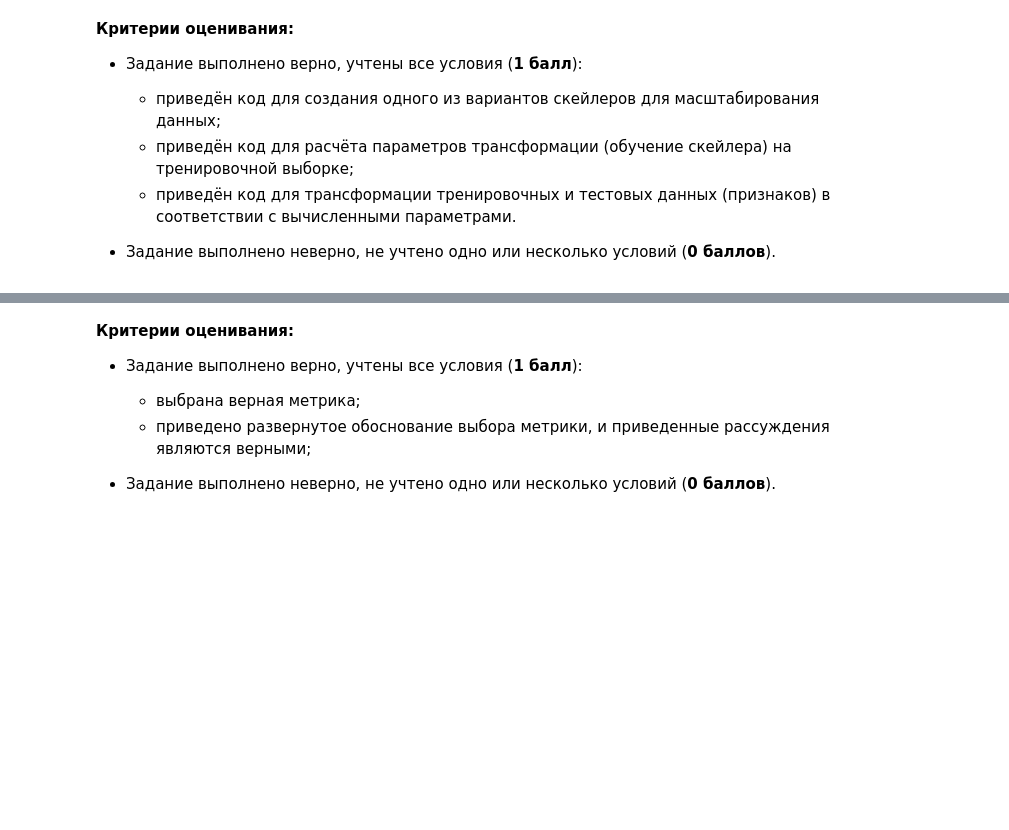
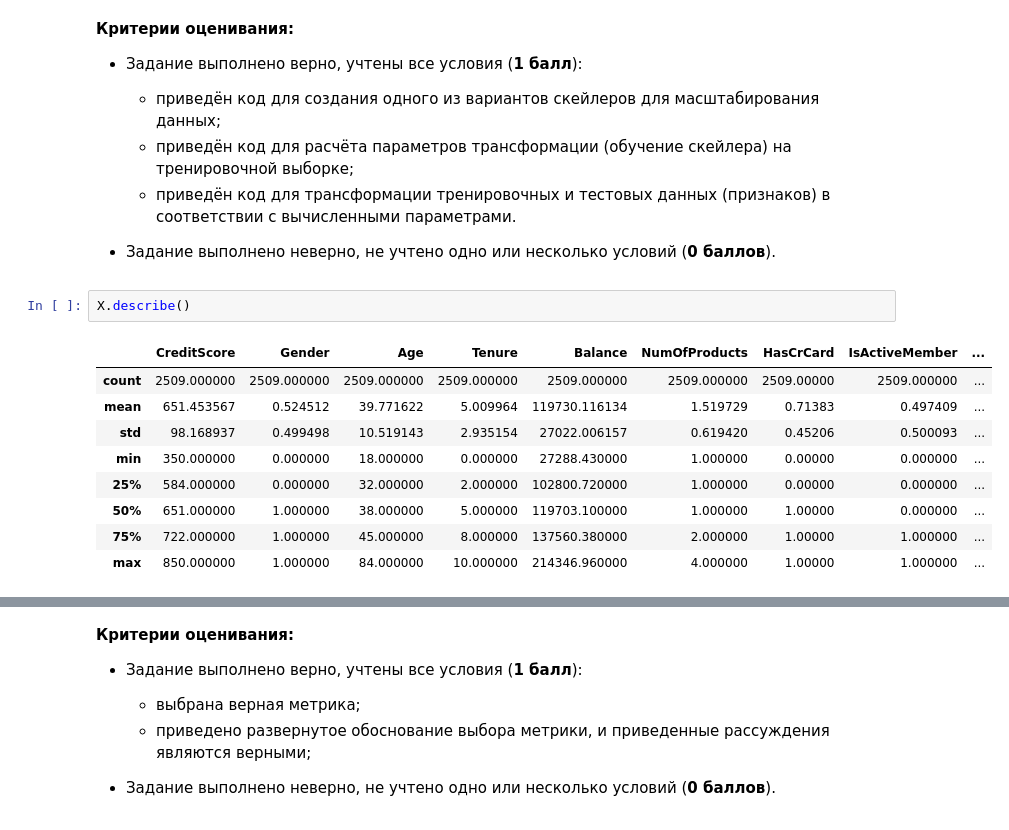
Before and after one commit to PlatArs/Bank_Analytics, a Jupyter notebook: Bank Analytics and ML model for exited clients/ML-3_Bank_ML-model.ipynb, the cells around one changed output, grey strips where cells are left out. Saved outputs shown, nothing was run; the diff lists cells and outputs as text; blank space fills up the shorter version.

```diff
--- a/Bank Analytics and ML model for exited clients/ML-3_Bank_ML-model.ipynb
+++ b/Bank Analytics and ML model for exited clients/ML-3_Bank_ML-model.ipynb
@@ -200,4 +202,16 @@ Name: Exited, dtype: float64
     * приведён код для трансформации тренировочных и тестовых данных (признаков) в соответствии с вычисленными параметрами.
 
 - Задание выполнено неверно, не учтено одно или несколько условий (**0 баллов**).
+# %%
+X.describe()
+# %% [output]
+|  | CreditScore | Gender | Age | Tenure | Balance | NumOfProducts | HasCrCard | IsActiveMember | ... |
+| count | 2509.000000 | 2509.000000 | 2509.000000 | 2509.000000 | 2509.000000 | 2509.000000 | 2509.00000 | 2509.000000 | ... |
+| mean | 651.453567 | 0.524512 | 39.771622 | 5.009964 | 119730.116134 | 1.519729 | 0.71383 | 0.497409 | ... |
+| std | 98.168937 | 0.499498 | 10.519143 | 2.935154 | 27022.006157 | 0.619420 | 0.45206 | 0.500093 | ... |
+| min | 350.000000 | 0.000000 | 18.000000 | 0.000000 | 27288.430000 | 1.000000 | 0.00000 | 0.000000 | ... |
+| 25% | 584.000000 | 0.000000 | 32.000000 | 2.000000 | 102800.720000 | 1.000000 | 0.00000 | 0.000000 | ... |
+| 50% | 651.000000 | 1.000000 | 38.000000 | 5.000000 | 119703.100000 | 1.000000 | 1.00000 | 0.000000 | ... |
+| 75% | 722.000000 | 1.000000 | 45.000000 | 8.000000 | 137560.380000 | 2.000000 | 1.00000 | 1.000000 | ... |
+| max | 850.000000 | 1.000000 | 84.000000 | 10.000000 | 214346.960000 | 4.000000 | 1.00000 | 1.000000 | ... |
 # %%
```
Also changed, not shown: parts of 10 cells of this notebook.
